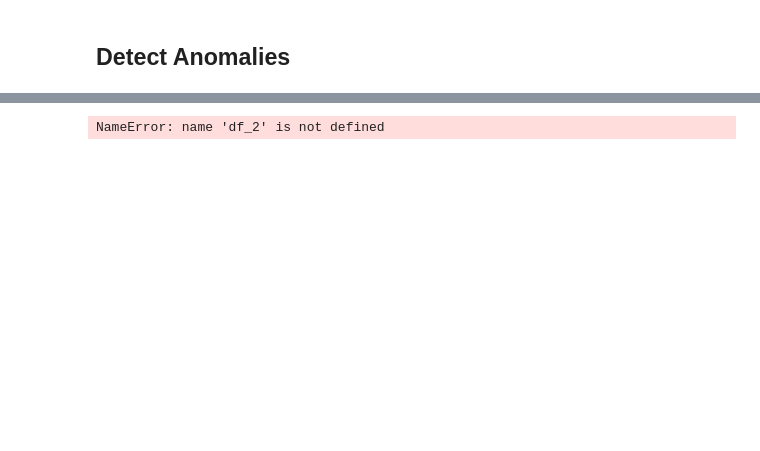
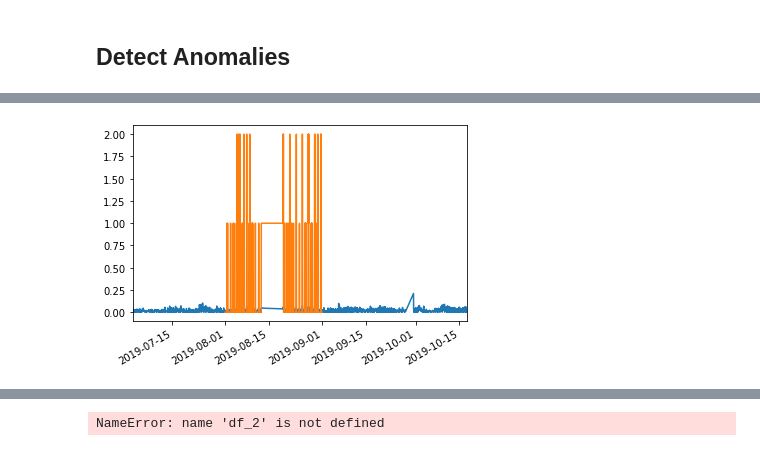
Before and after one commit to timeatlas-dev/timeatlas, a Jupyter notebook: docs/scrapbook.ipynb, the cells around one changed output, grey strips where cells are left out. Cells and saved outputs as stored; diff of their text form; code cells hidden in the pictures; blank space fills up the shorter version.

```diff
--- a/docs/scrapbook.ipynb
+++ b/docs/scrapbook.ipynb
@@ -17,2 +19,4 @@ s = s["2019-09-01":"2019-09-25"]
 # %%
 ts = TimeSeries(s)
+ts1 = TimeSeries(s1)
+ts2 = TimeSeries(s2)
@@ -23,6 +23,3 @@ ts.boundaries()
-# %%
-ts1 = TimeSeries(s)
-ts2 = TimeSeries(s)
 # %%
 def add(x,y):
     return x + y
@@ -135,0 +143,7 @@ a = d.compute(m1, ts, metrics.relative_error)\
+# %%
+a = d.detect(ts1)
+# %%
+d.surprise.plot()
+a.plot()
+# %% [output]
+[figure, added]
```
Also changed, not shown: parts of 14 cells of this notebook, 1 other file.
